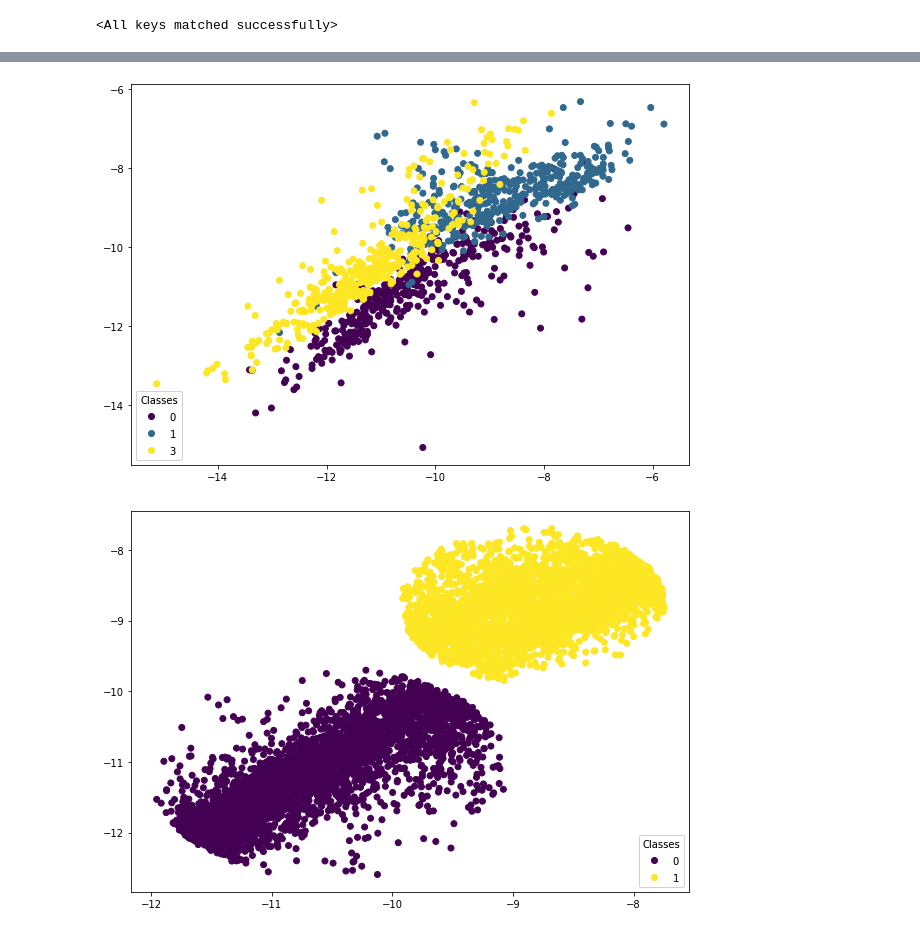
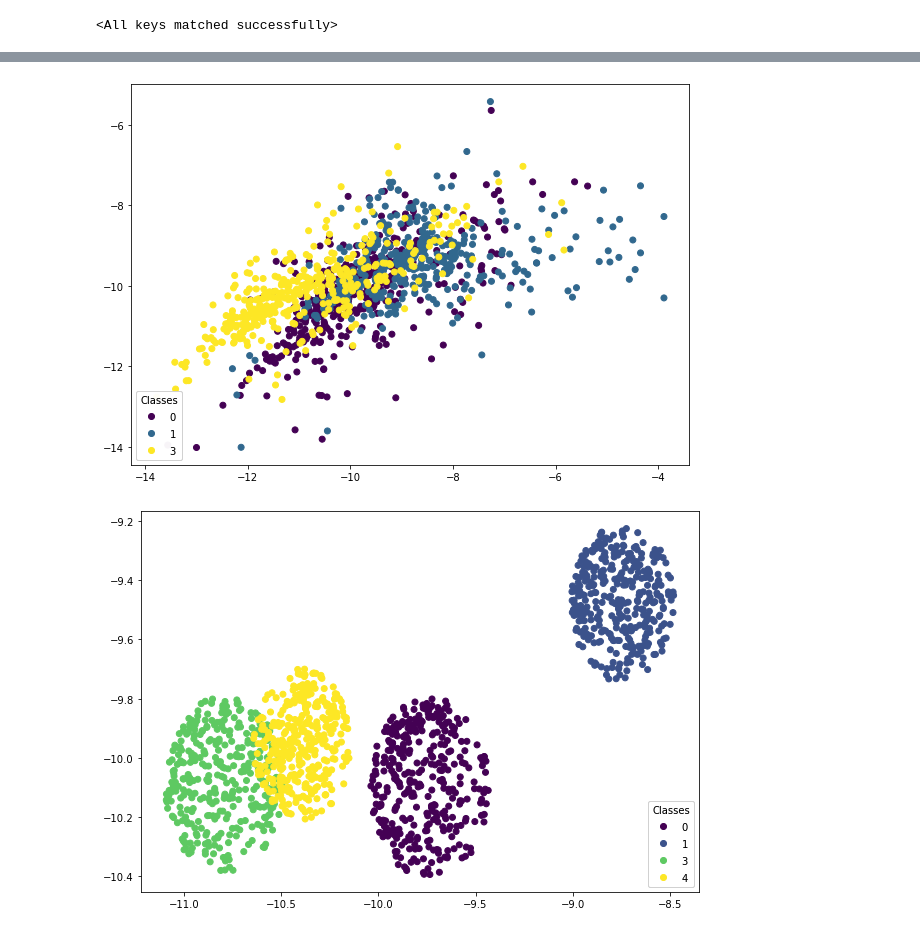
Before and after one commit to StefRodopCodes94/Thesis, a Jupyter notebook: src/Mnist_VAE.ipynb, the cells around one changed output, grey strips where cells are left out. Cells and saved outputs as stored; diff of their text form; code cells hidden in the pictures.

```diff
--- a/src/Mnist_VAE.ipynb
+++ b/src/Mnist_VAE.ipynb
@@ -49,6 +33,6 @@ Extracting ../data/Mnist_data/MNIST\raw\t10k-labels-idx1-ubyte.gz to ../data/Mni
 # %%
 # Filter out images and labels corresponding to digits other than 0, 1, 2, and 3
-indices = np.isin(train_dataset.targets, [0, 1, 2, 3])
+indices = np.isin(train_dataset.targets, [0, 1, 2, 3,4])
 images = train_dataset.data[indices]
 labels = train_dataset.targets[indices]
 
@@ -166,4 +157,4 @@ CUDA is not available. Model remains on CPU.
 # %%
 # Train the VAE model using the train function
-train(model, train_loader_filtered, learning_rate, 5, device)
+train(model, train_loader_filtered, learning_rate, 50, device)
 # %% [output]
@@ -180,7 +183,7 @@ VAE.load_state_dict(model, torch.load('./Model_state/VAE_Mnist.pth'))
 <All keys matched successfully>
 # %%
 # Define the subset of MNIST data to visualize
-indices = torch.where((mnist_train.targets == 0)  | (mnist_train.targets == 1)|(mnist_train.targets == 3))[0]
+indices = torch.where((mnist_train.targets == 0)  |(mnist_train.targets == 1) |(mnist_train.targets ==2)|(mnist_train.targets == 3)| (mnist_train.targets == 4))[0]
 mnist_subset = mnist_train.data[indices]
 mnist_subset_targets = mnist_train.targets[indices]
 
@@ -209,7 +212,7 @@ plt.show()
 import random
 
 # Define the subset of MNIST data to visualize
-indices = torch.where((mnist_train.targets == 0)  | (mnist_train.targets == 1)|(mnist_train.targets == 3))[0]
+indices = torch.where((mnist_train.targets == 0)  |(mnist_train.targets == 1) |(mnist_train.targets ==2)|(mnist_train.targets == 3)| (mnist_train.targets == 4))[0]
 mnist_subset = mnist_train.data[indices]
 mnist_subset_targets = mnist_train.targets[indices]
 
@@ -245,10 +248,10 @@ legend = ax.legend(*scatter.legend_elements(), loc="lower left", title="Classes"
 ax.add_artist(legend)
 plt.show()
 # %% [output]
-[figure, old version]
+[figure, new version]
 # %%
 # Define the subset of MNIST data to visualize
-indices = torch.where((mnist_train.targets == 0)  | (mnist_train.targets == 1))[0]
+indices = torch.where((mnist_train.targets == 0)  | (mnist_train.targets == 1) | (mnist_train.targets == 2) | (mnist_train.targets == 3) | (mnist_train.targets == 4))[0]
 mnist_subset = mnist_train.data[indices]
 mnist_subset_targets = mnist_train.targets[indices]
 
@@ -267,49 +270,58 @@ with torch.no_grad():
 
 # Compute the mean of the latent vectors for each class
 means = []
-for i in [0,1,3]:
+for i in [0,1,3,4]:
     class_indices = (mnist_subset_targets == i).nonzero().squeeze()
     class_vectors = latent_vectors[class_indices]
     mean = class_vectors.mean(dim=0)
     means.append(mean)
 
-# Select x samples from each class that are close to the mean, but not too close
-num_samples = 3500
+num_samples = 350
 sample_indices = []
-for i, mean in zip([0,1,3], means):
+
+# Define the noise level
+noise_level = 0.01  # Adjust as needed
+
+for i, mean in zip([0, 1, 3,4], means):
     class_indices = (mnist_subset_targets == i).nonzero().squeeze()
     class_vectors = latent_vectors[class_indices]
     distances = np.linalg.norm(class_vectors - mean.cpu().numpy(), axis=1)
     sorted_indices = np.argsort(distances)
-    closest_indices = sorted_indices[:num_samples//2]
-    farthest_indices = sorted_indices[num_samples//2:num_samples]
+
+    # Add random noise to the mean for variation
+    mean_with_noise = mean.cpu().numpy() + noise_level * np.random.randn(*mean.shape)
+
+    closest_indices = sorted_indices[:num_samples // 2]
+    farthest_indices = sorted_indices[num_samples // 2:num_samples]
+
+    # Use the mean with noise for selection
     sample_indices.extend(class_indices[closest_indices].tolist())
     sample_indices.extend(class_indices[farthest_indices].tolist())
 
 # Select the samples from the subset and their corresponding targets
 mnist_subset = mnist_subset[sample_indices]
 mnist_subset_targets = mnist_subset_targets[sample_indices]
 
 # Pass the subset to a DataLoader
 subset_loader = torch.utils.data.DataLoader(torch.utils.data.TensorDataset(mnist_subset.float().unsqueeze(1)/255.), batch_size=batch_size)
 
 # Get the latent representations of the subset
 with torch.no_grad():
     latent_vectors = []
     for batch in subset_loader:
         batch = batch[0].to(device)
         _, _, z = model(batch)
         latent_vectors.append(z)
     latent_vectors = torch.cat(latent_vectors, dim=0)
 
 # Visualize the latent vectors
 fig, ax = plt.subplots(figsize=(10, 7))
 scatter = ax.scatter(latent_vectors[:, 0], latent_vectors[:, 1], c=mnist_subset_targets, cmap='viridis')
 legend = ax.legend(*scatter.legend_elements(), loc="lower right", title="Classes")
 ax.add_artist(legend)
 plt.show()
 # %% [output]
-[figure, old version]
+[figure, new version]
 # %%
 from scipy.spatial import KDTree
 from sklearn.neighbors import NearestNeighbors
```
Also changed, not shown: parts of 11 cells of this notebook, 1 other file.
